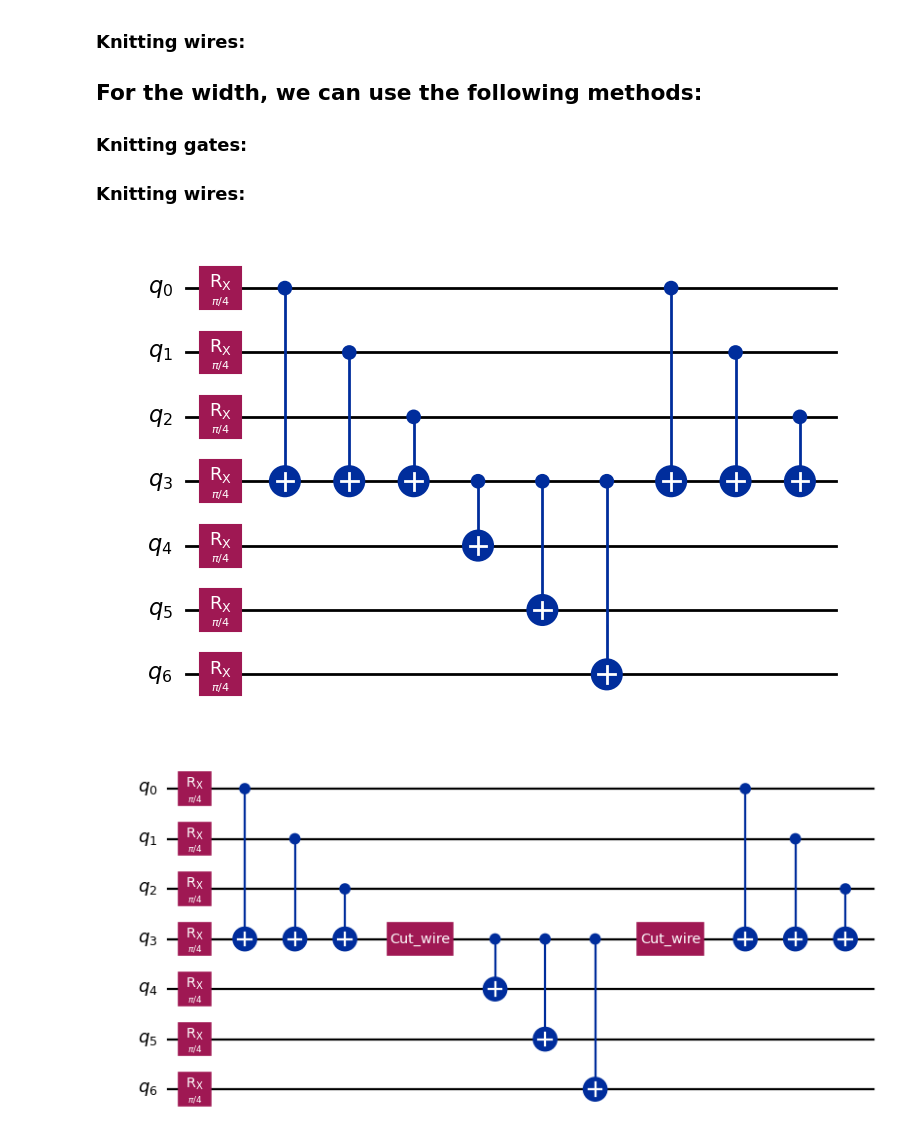
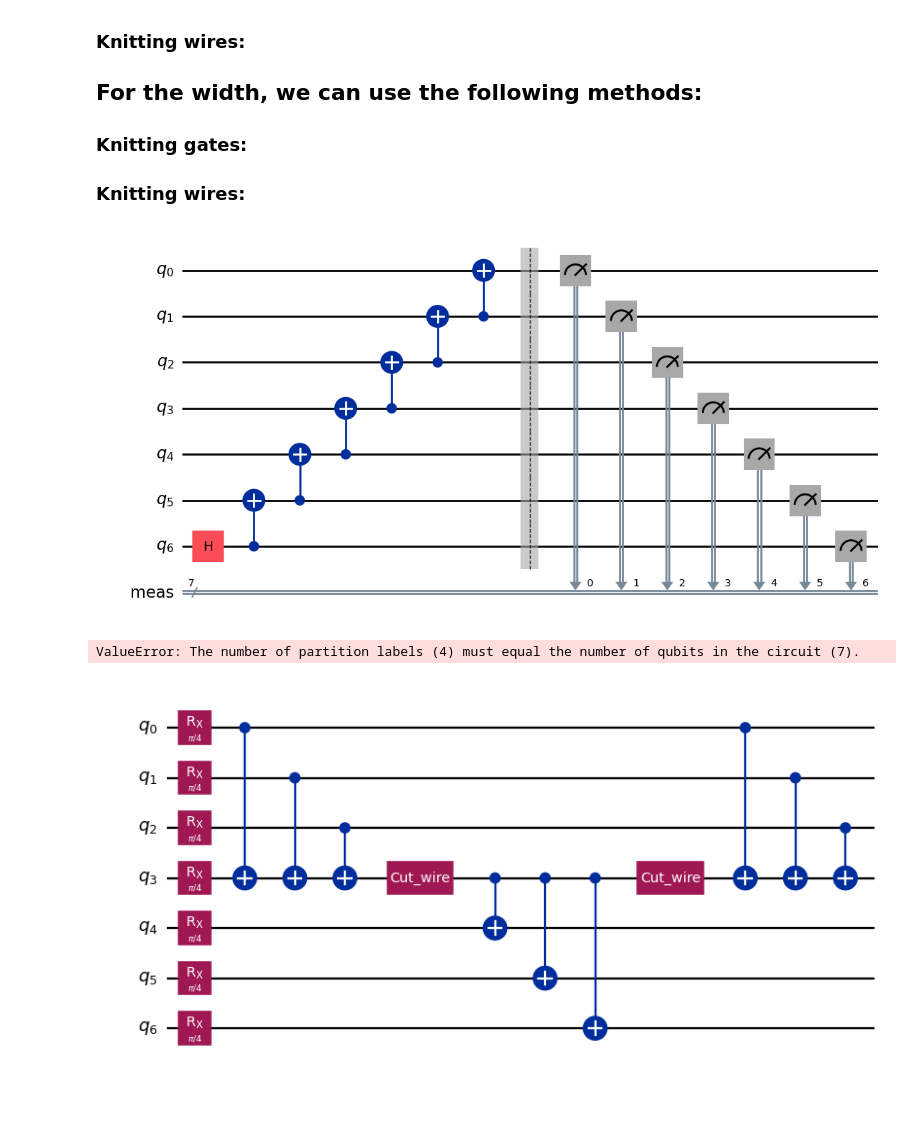
Before and after one commit to MagePro310/Quantum_Simulation_Scheduling_ver1, a Jupyter notebook: test_algorithm.ipynb, the cells around one changed output. Saved outputs shown, nothing was run; the diff lists cells and outputs as text; code cells hidden in the pictures; blank space fills up the shorter version.

```diff
--- a/test_algorithm.ipynb
+++ b/test_algorithm.ipynb
@@ -128,47 +129,44 @@ from qiskit.quantum_info import SparsePauliOp
 from qiskit_ibm_runtime.fake_provider import FakeManilaV2
 from qiskit_ibm_runtime import SamplerV2, Batch
 from qiskit_aer.primitives import EstimatorV2
 
 from qiskit_addon_cutting.instructions import Move, CutWire
 from qiskit_addon_cutting import (
     partition_problem,
     generate_cutting_experiments,
     cut_wires,
     expand_observables,
     reconstruct_expectation_values,
 )
 
 
-qc_0 = QuantumCircuit(7)
-for i in range(7):
-    qc_0.rx(np.pi / 4, i)
-qc_0.cx(0, 3)
-qc_0.cx(1, 3)
-qc_0.cx(2, 3)
-qc_0.cx(3, 4)
-qc_0.cx(3, 5)
-qc_0.cx(3, 6)
-qc_0.cx(0, 3)
-qc_0.cx(1, 3)
-qc_0.cx(2, 3)
+circuitTest = benchmark_circuit("ghz", 7)
 
 # Define observable
 # Trong trường hợp này, chuỗi "ZIIIIII", "IIIZIII", "IIIIIIZ" đại diện cho các toán tử Pauli trên các qubit trong hệ thống qubit 7 qubit:
 # "ZIIIIII":
 # Áp dụng toán tử Z trên qubit 0, và các qubit còn lại giữ nguyên (identity I).
 # Z là toán tử Pauli cho phép bạn đo lường spin của qubit trong cơ chế lượng tử với giá trị -1 khi ở trạng thái |1⟩ và +1 khi ở trạng thái |0⟩.
 # "IIIZIII":
 # Áp dụng toán tử Z trên qubit 3, và các qubit còn lại giữ nguyên (identity I).
 # Đây có thể đại diện cho một phép đo trên qubit 3.
 # "IIIIIIZ":
 # Áp dụng toán tử Z trên qubit 6, và các qubit còn lại giữ nguyên (identity I).
 observable = SparsePauliOp(["ZIIIIII", "IIIZIII", "IIIIIIZ"])
 
 
 # Draw circuit
-qc_0.draw("mpl")
+circuitTest.draw("mpl")
 # %% [output]
-[figure, old version]
+[figure, new version]
+# %%
+from component.c_circuit_work.cutting.width_c import gate_to_reduce_width
+
+result = gate_to_reduce_width(circuitTest, "anv")
+
+result["1"].draw("mpl")
+# %% [output]
+ValueError: The number of partition labels (4) must equal the number of qubits in the circuit (7).
 # %%
 qc_1 = QuantumCircuit(7)
 for i in range(7):
```
Also changed, not shown: parts of 9 cells of this notebook, 4 other files.
